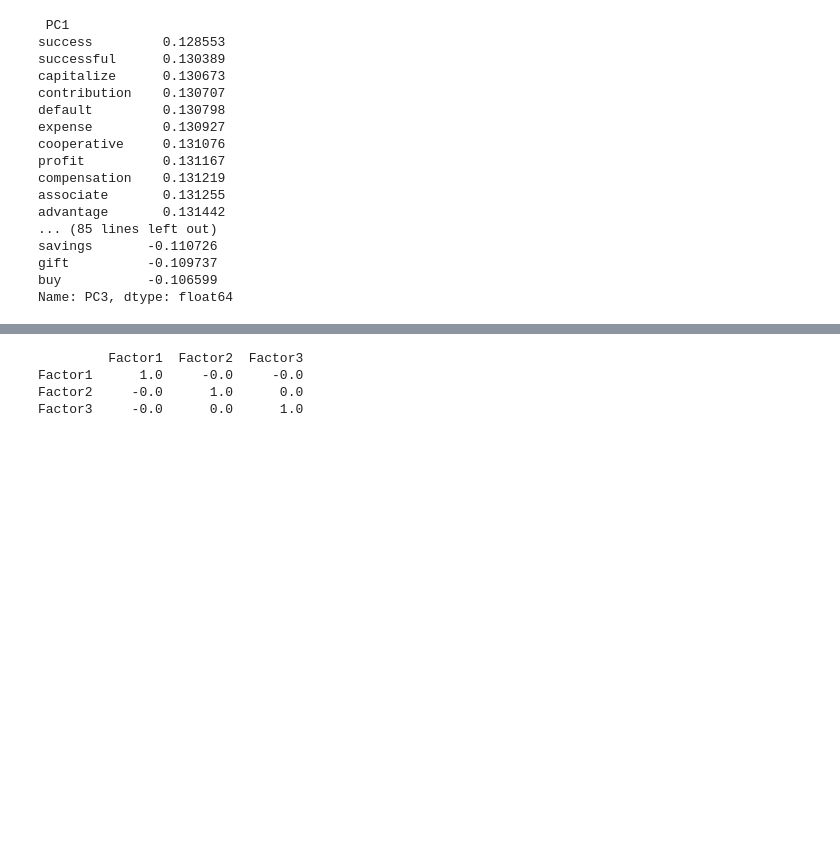
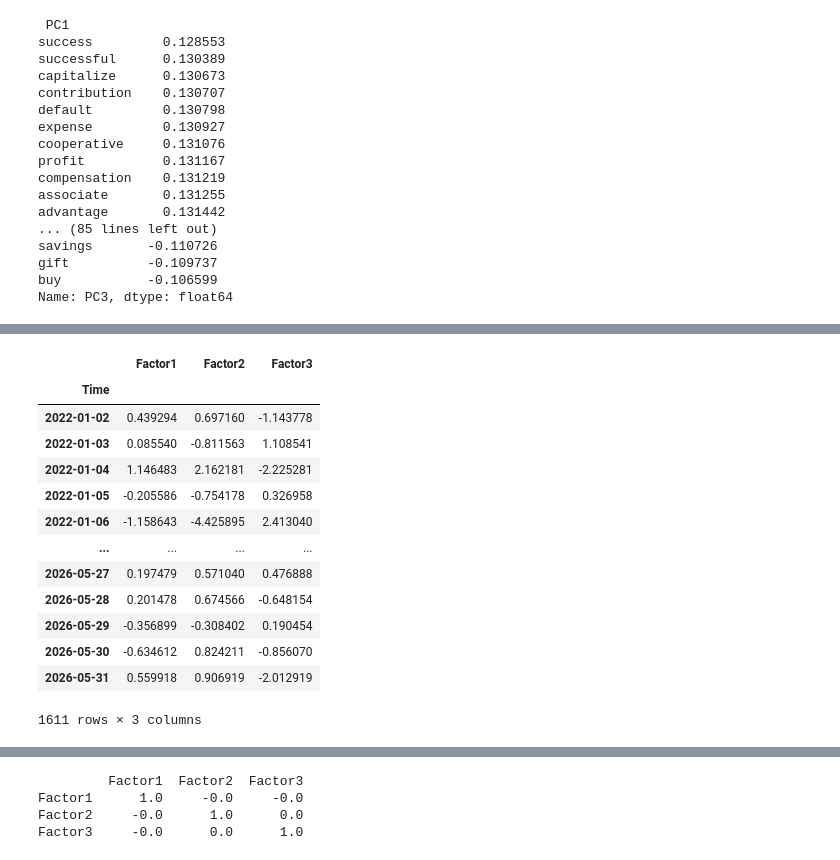
Before and after one commit to xinrui33/attenshape, a Jupyter notebook: gt_primitive_eda.ipynb, the cells around one changed output, grey strips where cells are left out. Saved outputs shown, nothing was run; the diff lists cells and outputs as text; code cells hidden in the pictures; blank space fills up the shorter version.

```diff
--- a/gt_primitive_eda.ipynb
+++ b/gt_primitive_eda.ipynb
@@ -510,15 +537,32 @@ Name: Factor3, dtype: float64
 # %%
 # Create factor scores DataFrame
 
 factor_scores = pd.DataFrame(
     scores,
     index=X_std.index,
     columns=[
         "Factor1",
         "Factor2",
         "Factor3"
     ]
 )
+
+factor_scores
+# %% [output]
+|  | Factor1 | Factor2 | Factor3 |
+| Time |  |  |  |
+| 2022-01-02 | 0.439294 | 0.697160 | -1.143778 |
+| 2022-01-03 | 0.085540 | -0.811563 | 1.108541 |
+| 2022-01-04 | 1.146483 | 2.162181 | -2.225281 |
+| 2022-01-05 | -0.205586 | -0.754178 | 0.326958 |
+| 2022-01-06 | -1.158643 | -4.425895 | 2.413040 |
+| ... | ... | ... | ... |
+| 2026-05-27 | 0.197479 | 0.571040 | 0.476888 |
+| 2026-05-28 | 0.201478 | 0.674566 | -0.648154 |
+| 2026-05-29 | -0.356899 | -0.308402 | 0.190454 |
+| 2026-05-30 | -0.634612 | 0.824211 | -0.856070 |
+| 2026-05-31 | 0.559918 | 0.906919 | -2.012919 |
+1611 rows × 3 columns
 # %%
 import matplotlib.pyplot as plt
 
```
Also changed, not shown: parts of 4 cells of this notebook, 6 other files.
